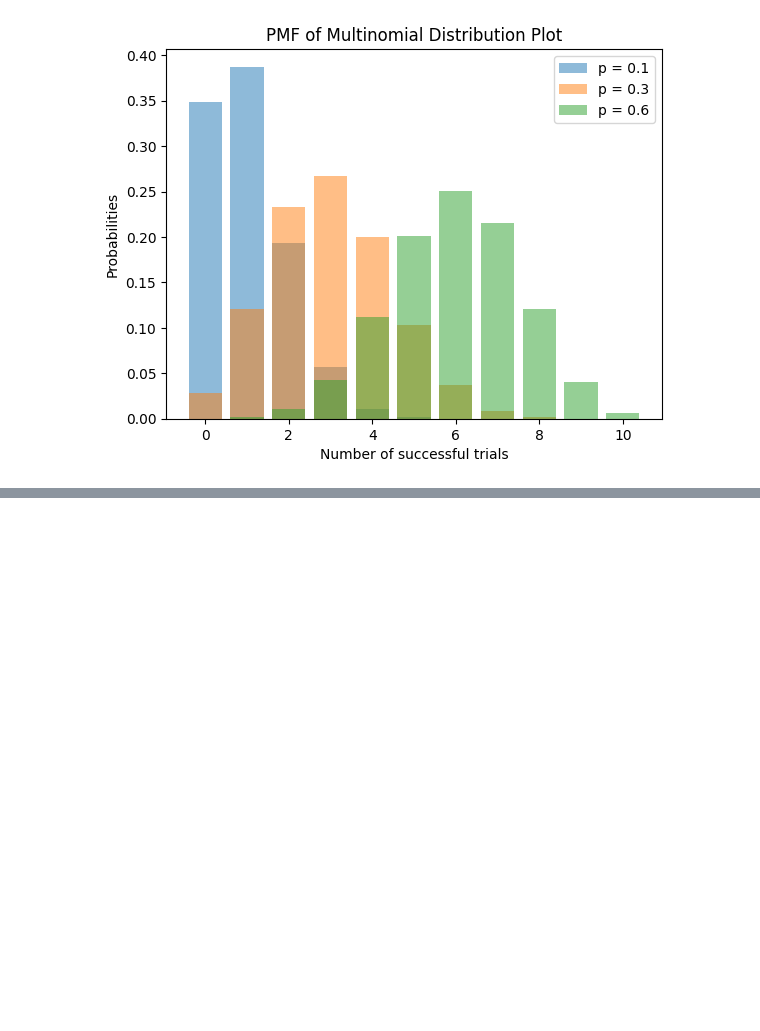
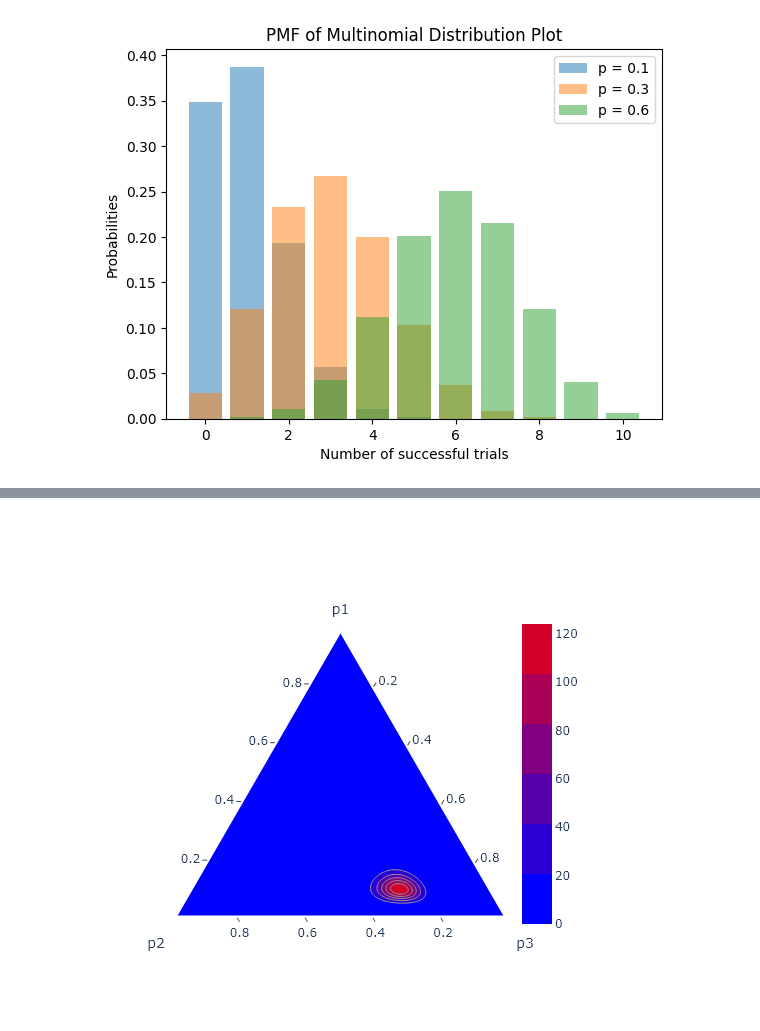
Before and after one commit to Lottotpk/STA365-assignment, a Jupyter notebook: Assignment 1.ipynb, the cells around one changed output, grey strips where cells are left out. Saved outputs shown, nothing was run; the diff lists cells and outputs as text; code cells hidden in the pictures; blank space fills up the shorter version.

```diff
--- a/Assignment 1.ipynb
+++ b/Assignment 1.ipynb
@@ -154,14 +156,16 @@ fig
 # %%
 """
     Then, the posterior distribution is also dirichlet distribution with alpha = (1.5 + x1, 1.5 + x2, 1.5 + x3), as derived in Q2
     Note that the sample variable generated when we want to plot multinomial distribution sample.
 """
 alpha_post = np.array([1.5 + sum(sample[:, 0]), 1.5 + sum(sample[:, 1]), 1.5 + sum(sample[:, 2])])  # Posterior alpha values
 dirichlet_post = stats.dirichlet(alpha=alpha_post)
 
 fig = ff.create_ternary_contour(p.T, dirichlet_post.pdf(p.T),
                                 pole_labels=['p1', 'p2', 'p3'],
                                 interp_mode='cartesian',
                                 showscale=True)
 
-fig
+fig.show("png")
+# %% [output]
+[figure, added]
```
Also changed, not shown: parts of 2 cells of this notebook.
